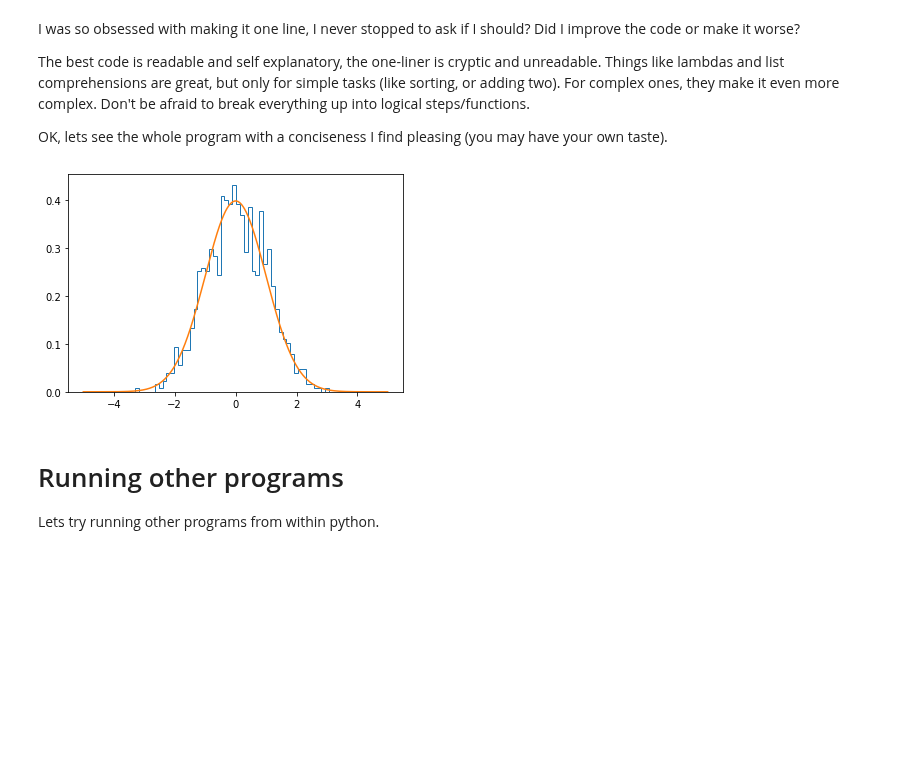
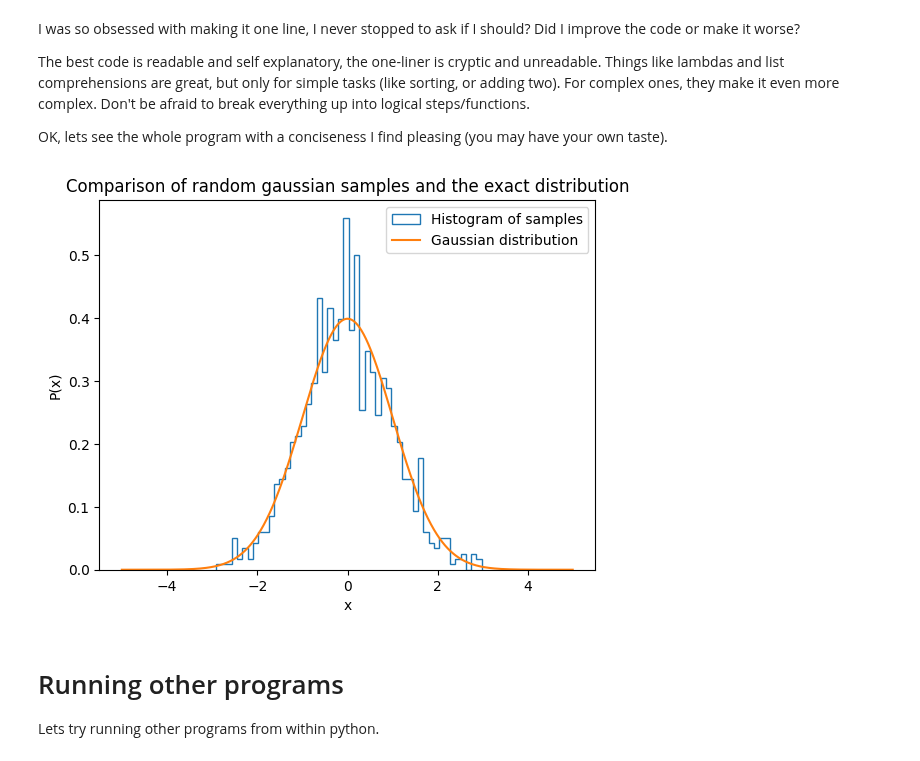
Before and after one commit to toastedcrumpets/CCP5_Python_examples, a Jupyter notebook: 07-List comprehensions, lambdas, and running other programs.ipynb, the cells around one changed output. Drawn from its saved outputs; the diff is of its cells as text; code cells hidden in the pictures; blank space fills up the shorter version.

```diff
--- a/07-List comprehensions, lambdas, and running other programs.ipynb
+++ b/07-List comprehensions, lambdas, and running other programs.ipynb
@@ -104,17 +104,31 @@ The best code is readable and self explanatory, the one-liner is cryptic and unr
 OK, lets see the whole program with a conciseness I find pleasing (you may have your own taste).
 # %%
 from math import exp, sqrt, pi
-from numpy import arange
+import numpy
+import pylab
 
-data = [numpy.random.normal(0.0, 1.0) for i in range(1000)]
-n, bins, patches = pylab.hist(data, 50, density=True, histtype='step')
+sigma = 1.0 # Standard deviation
+mu = 0.0    # Average value
+nsamples = 1000 # Random samples to generate
+
+# Generation and plotting of the random samples
+data = [numpy.random.normal(0.0, 1.0) for i in range(nsamples)]
+n, bins, patches = pylab.hist(data, 50, density=True, histtype='step', label="Histogram of samples")
+
+# Plot of the distribution function
 exact_xvals = numpy.arange(-5.0, 5.0, 0.01)
 P = lambda x : exp(-0.5 * ((x - mu)/ sigma)**2) / sqrt(2.0 * pi) / sigma
 exact_yvals = [P(x) for x in exact_xvals]
-pylab.plot(exact_xvals, exact_yvals)
+pylab.plot(exact_xvals, exact_yvals, label="Gaussian distribution")
+
+# Formatting of the plot
+pylab.legend()
+pylab.xlabel("x")
+pylab.ylabel("P(x)")
+pylab.title("Comparison of random gaussian samples and the exact distribution")
 pylab.show()
 # %% [output]
-[figure, old version]
+[figure, new version]
 # %% [markdown]
 # Running other programs
 
```
